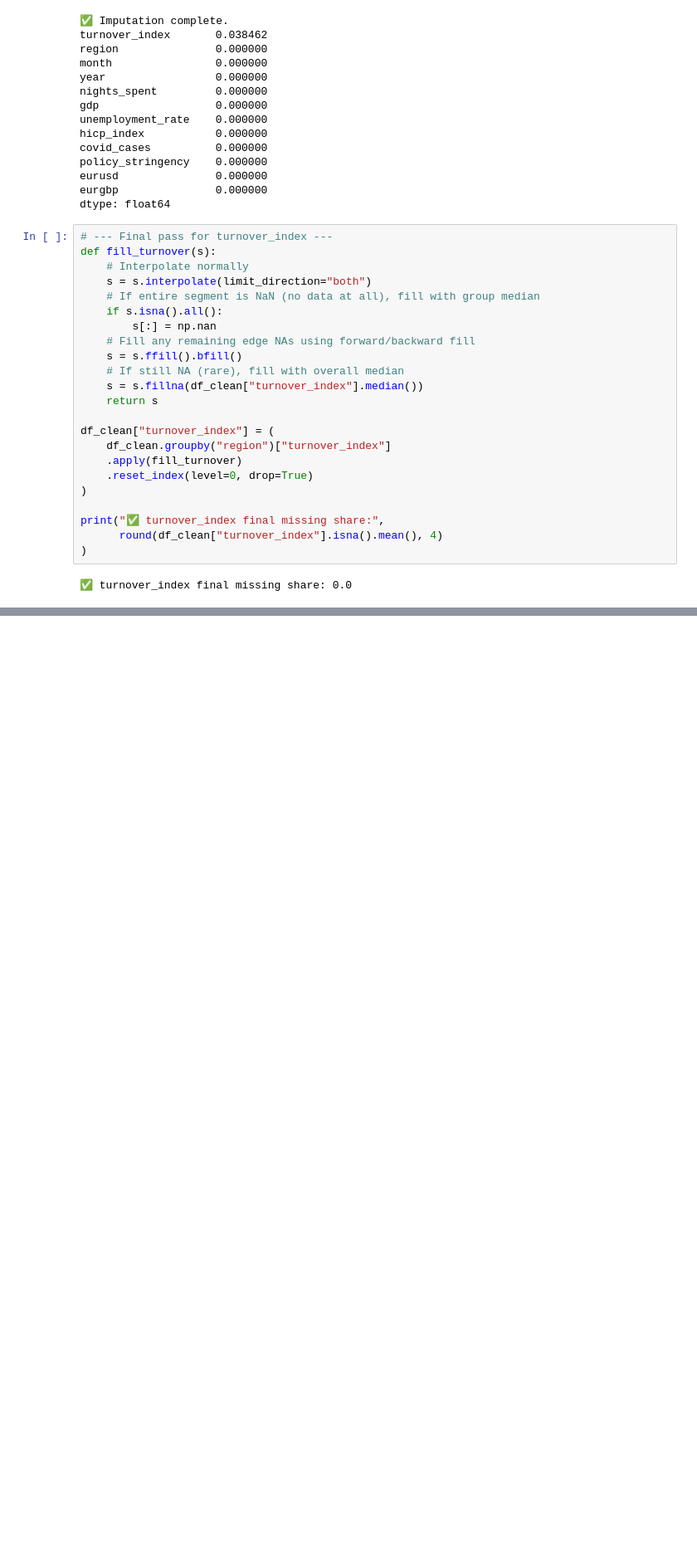
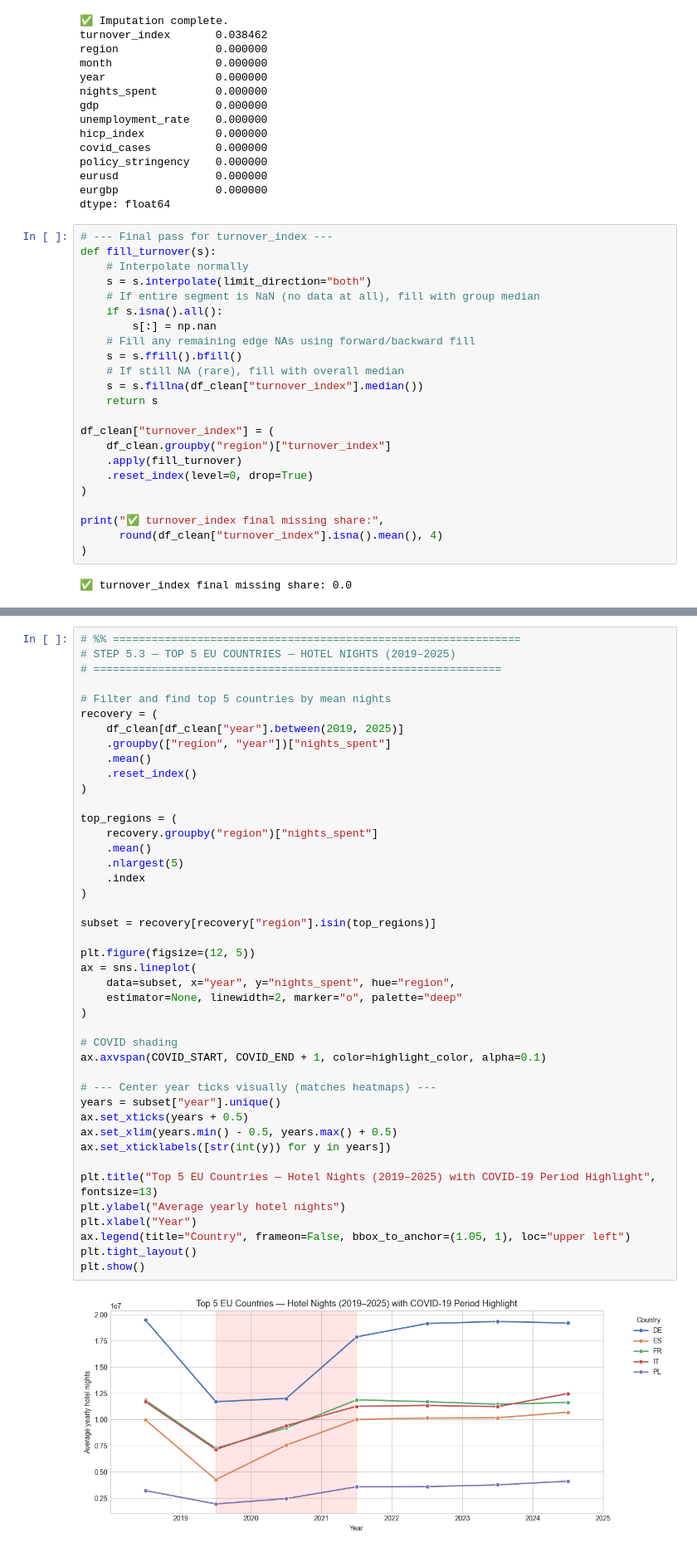
Before and after one commit to gsanaev/forecasting-explaining-hotel-demand-in-eu, a Jupyter notebook: notebooks/01_data_exploration_preparation.ipynb, the cells around one changed output, grey strips where cells are left out. Shown at 83% size. Saved outputs shown, nothing was run; the diff lists cells and outputs as text; blank space fills up the shorter version.

```diff
--- a/notebooks/01_data_exploration_preparation.ipynb
+++ b/notebooks/01_data_exploration_preparation.ipynb
@@ -337,0 +426,45 @@ plt.show()
+# %%
+# %% ===============================================================
+# STEP 5.3 — TOP 5 EU COUNTRIES — HOTEL NIGHTS (2019–2025)
+# ===============================================================
+
+# Filter and find top 5 countries by mean nights
+recovery = (
+    df_clean[df_clean["year"].between(2019, 2025)]
+    .groupby(["region", "year"])["nights_spent"]
+    .mean()
+    .reset_index()
+)
+
+top_regions = (
+    recovery.groupby("region")["nights_spent"]
+    .mean()
+    .nlargest(5)
+    .index
+)
+
+subset = recovery[recovery["region"].isin(top_regions)]
+
+plt.figure(figsize=(12, 5))
+ax = sns.lineplot(
+    data=subset, x="year", y="nights_spent", hue="region",
+    estimator=None, linewidth=2, marker="o", palette="deep"
+)
+
+# COVID shading
+ax.axvspan(COVID_START, COVID_END + 1, color=highlight_color, alpha=0.1)
+
+# --- Center year ticks visually (matches heatmaps) ---
+years = subset["year"].unique()
+ax.set_xticks(years + 0.5)
+ax.set_xlim(years.min() - 0.5, years.max() + 0.5)
+ax.set_xticklabels([str(int(y)) for y in years])
+
+plt.title("Top 5 EU Countries — Hotel Nights (2019–2025) with COVID-19 Period Highlight", fontsize=13)
+plt.ylabel("Average yearly hotel nights")
+plt.xlabel("Year")
+ax.legend(title="Country", frameon=False, bbox_to_anchor=(1.05, 1), loc="upper left")
+plt.tight_layout()
+plt.show()
+# %% [output]
+[figure, added]
```
Also changed, not shown: parts of 19 cells of this notebook, 22 other files.
